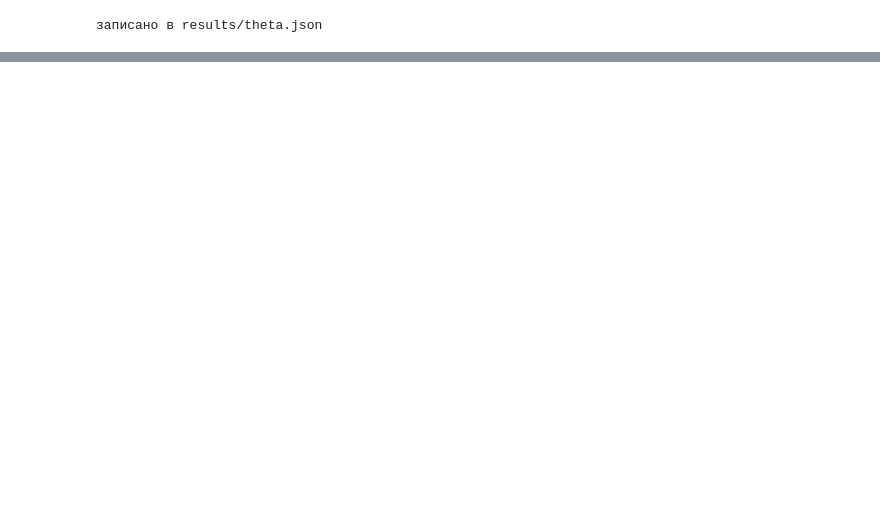
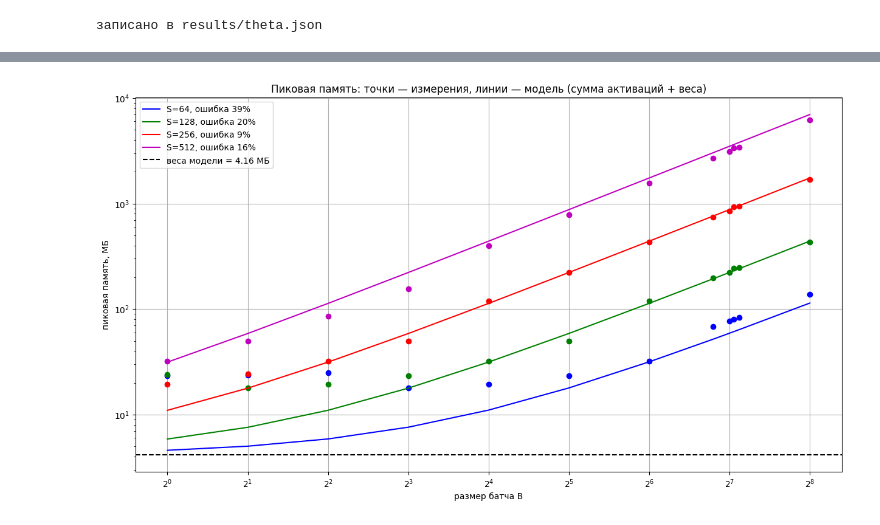
Before and after one commit to marijanbjc/Efficient-NN-HW1, a Jupyter notebook: calibrate.ipynb, the cells around one changed output, grey strips where cells are left out. Saved outputs shown, nothing was run; the diff lists cells and outputs as text; code cells hidden in the pictures; blank space fills up the shorter version.

```diff
--- a/calibrate.ipynb
+++ b/calibrate.ipynb
@@ -195,0 +213,27 @@ print("записано в", RESULTS / "theta.json")
+# %%
+# Память: измерения против модели
+plt.figure(figsize=(15, 8))
+plt.title("Пиковая память: точки — измерения, линии — модель (сумма активаций + веса)")
+
+for image_size, color in zip(PLOT_SIZES, COLORS):
+    points = ok[ok["S"] == image_size].sort_values("B")
+    predicted = eq.memory(points["S"].values, points["B"].values)
+    mean_error = round(error(predicted, points["memory"].values))
+    plt.plot(points["B"], points["memory"] / 1e6, "o", color=color)
+    plt.plot(points["B"], predicted / 1e6, "-", color=color,
+             label=f"S={image_size}, ошибка {mean_error}%")
+
+# Веса живут в памяти всегда и не зависят от B — это нижняя граница
+plt.axhline(eq.PARAMS_BYTES / 1e6, color="k", linestyle="--",
+            label=f"веса модели = {round(eq.PARAMS_BYTES / 1e6, 2)} МБ")
+
+plt.xscale("log", base=2)
+plt.yscale("log")
+plt.xlabel("размер батча B")
+plt.ylabel("пиковая память, МБ")
+plt.grid()
+plt.legend()
+plt.savefig(FIGURES / "memory.png", dpi=120, bbox_inches="tight")
+plt.show()
+# %% [output]
+[figure, added]
```
Also changed, not shown: parts of 11 cells of this notebook, 3 other files.
